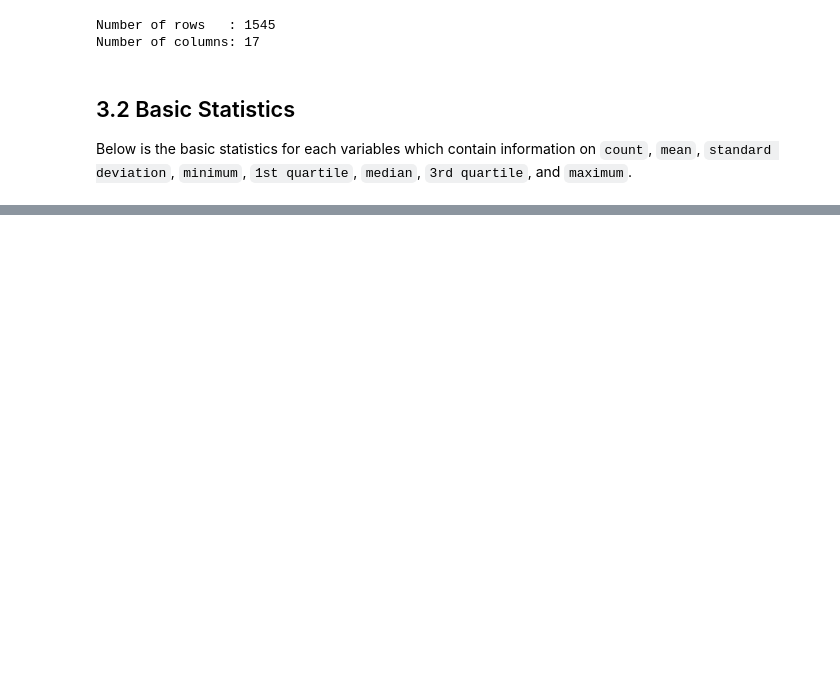
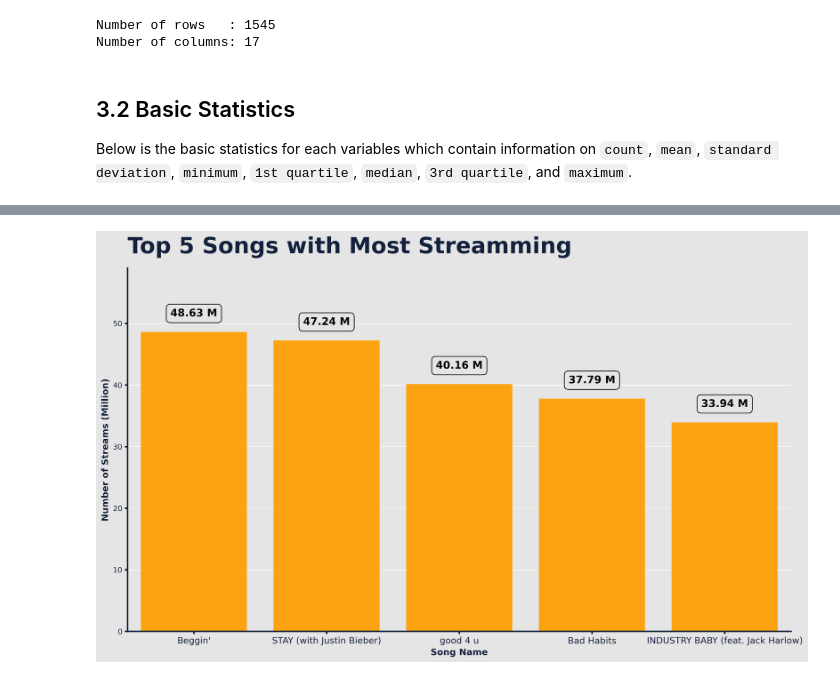
Before and after one commit to tannd-ds/ds-practice, a Jupyter notebook: spotify-top200-2021/spotify-EDA.ipynb, the cells around one changed output, grey strips where cells are left out. Saved outputs shown, nothing was run; the diff lists cells and outputs as text; code cells hidden in the pictures; blank space fills up the shorter version.

Commit message:
11/09/2021 spotify-top200-2021 Visualization

```diff
--- a/spotify-top200-2021/spotify-EDA.ipynb
+++ b/spotify-top200-2021/spotify-EDA.ipynb
@@ -238,0 +291,12 @@ plt.savefig('./plots/4-distribution.png', bbox_inches='tight')
+# %%
+# prepare Data
+highest_streams = df.sort_values(by='Streams', ascending=False)[['Song Name', 'Streams']]
+# Streams Attribute is a big int,
+# for beautifylly plotting, we reduce it to smaller decimal number and add postfix 'M' for 'Million'
+highest_streams['Streams'] = highest_streams['Streams'] // 10000 # Reduce the decimal point
+highest_streams['Streams'] = highest_streams['Streams'] / 100 # So after this operation, we have all Streams entries decimal number with 2 decimal point
+highest_streams['Streams Label'] = highest_streams['Streams'].astype('str') # We use this Attribute to add text to our plot
+highest_streams['Streams Label'] = highest_streams['Streams Label'] + ' M' # Add postfix 'M'
+
+# Take a look to see if something went wrong
+highest_streams.head()
@@ -238,0 +310,39 @@ plt.savefig('./plots/4-distribution.png', bbox_inches='tight')
+# %%
+plt.rcParams['figure.dpi'] = 300
+mpl.rcParams['axes.titlesize'] = 30
+mpl.rcParams['axes.titleweight'] = 'bold'
+mpl.rcParams['axes.linewidth'] = 2
+mpl.rcParams['axes.labelsize'] = 12
+mpl.rcParams['axes.labelweight'] = 'bold'
+mpl.rcParams['xtick.major.width'] = 2
+mpl.rcParams['ytick.major.width'] = 2
+mpl.rcParams['xtick.labelsize'] = 12
+
+fig = plt.figure(figsize=(16, 9), facecolor=bg_color)
+gs = fig.add_gridspec(1, 1)
+ax = fig.add_subplot(gs[0, 0])
+ax.spines[['top', 'right']].set_visible(False)
+ax.set_facecolor(bg_color)
+
+# Use head() to plot only top5
+plot_data = highest_streams.head()
+sns.barplot(ax=ax, x=plot_data['Song Name'], y=plot_data['Streams'],
+            color=accent_color, saturation=1, zorder=2)
+ax.set_title('Top 5 Songs with Most Streamming', loc='left', pad=20)
+ax.set_ylabel('Number of Streams (Million)')
+ax.set_ylim(top=59)
+ax.grid(which='major', axis='y', color=grid_color, zorder=0)
+
+
+# Add Bar (Artist) Label
+bar_no = 0
+for p in ax.patches:
+    value = plot_data.loc[bar_no, 'Streams Label']
+    x = p.get_x() + p.get_width() / 2
+    y = p.get_height() + 3
+    ax.text(x, y, value, ha='center', va='center', fontsize=14, fontweight='bold', bbox=dict(boxstyle='round', pad=0.4, facecolor=bg_color, ))
+    bar_no += 1
+
+plt.savefig('./plots/top5_most_streams', bbox_inches='tight')
+# %% [output]
+[figure, added]
```
Also changed, not shown: parts of 12 cells of this notebook, 3 other files.
